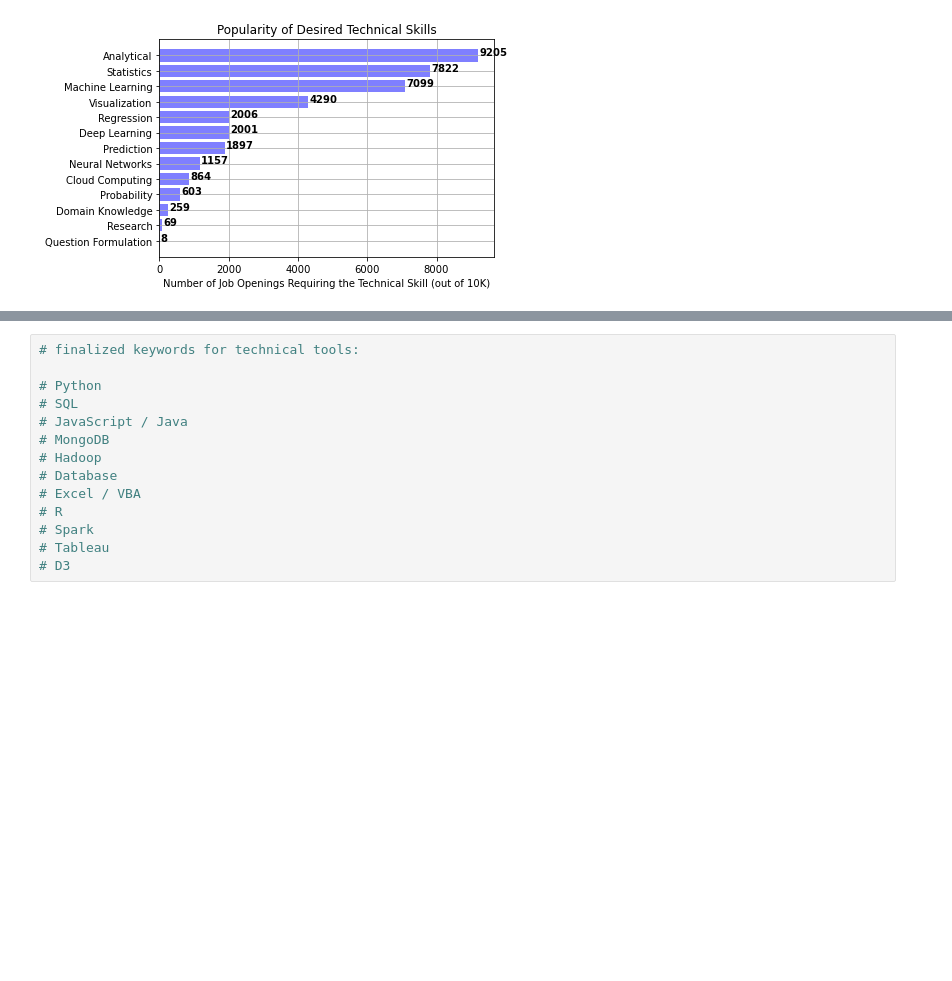
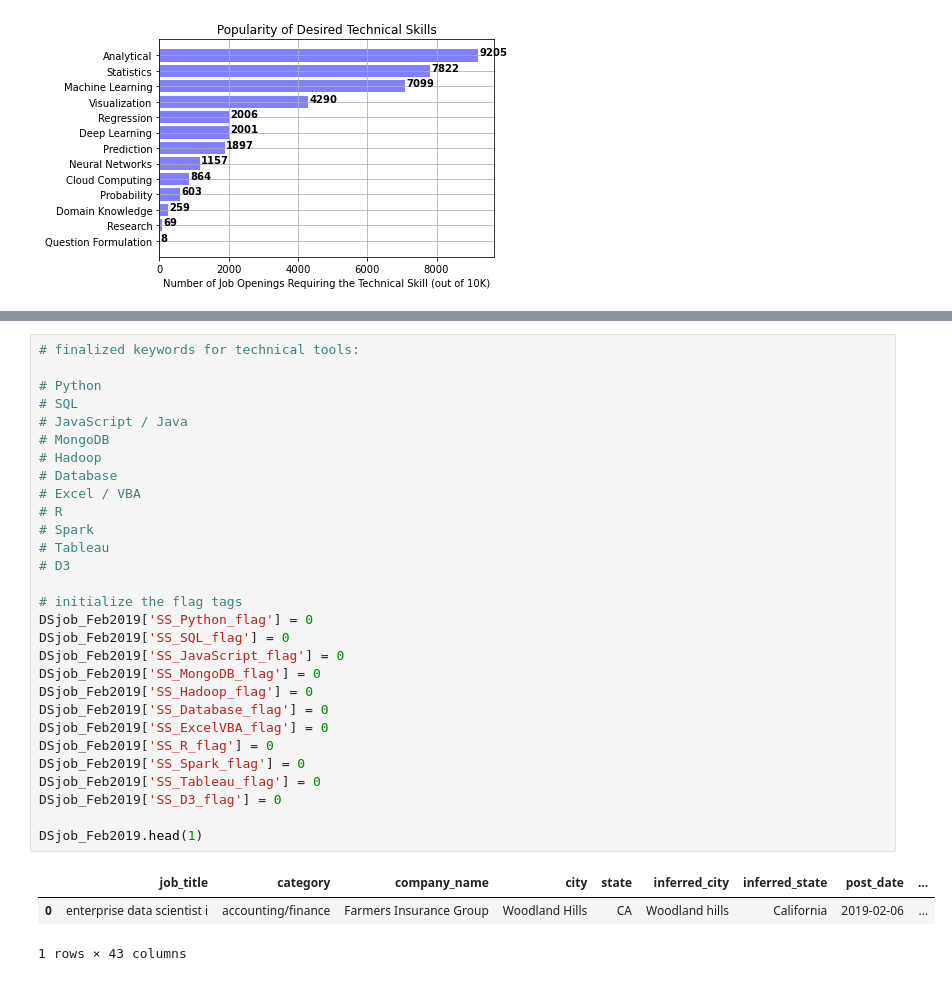
Before and after one commit to amyguanRice/Project1_Team6, a Jupyter notebook: data_processing_10k_Feb2019.ipynb, the cells around one changed output, grey strips where cells are left out. Cells and saved outputs as stored; diff of their text form; blank space fills up the shorter version.

```diff
--- a/data_processing_10k_Feb2019.ipynb
+++ b/data_processing_10k_Feb2019.ipynb
@@ -675,14 +739,33 @@ plt.show()
 # %%
 # finalized keywords for technical tools:
 
 # Python
 # SQL
 # JavaScript / Java
 # MongoDB
 # Hadoop
 # Database
 # Excel / VBA
 # R
 # Spark
 # Tableau
 # D3
+
+# initialize the flag tags
+DSjob_Feb2019['SS_Python_flag'] = 0
+DSjob_Feb2019['SS_SQL_flag'] = 0
+DSjob_Feb2019['SS_JavaScript_flag'] = 0
+DSjob_Feb2019['SS_MongoDB_flag'] = 0
+DSjob_Feb2019['SS_Hadoop_flag'] = 0
+DSjob_Feb2019['SS_Database_flag'] = 0
+DSjob_Feb2019['SS_ExcelVBA_flag'] = 0
+DSjob_Feb2019['SS_R_flag'] = 0
+DSjob_Feb2019['SS_Spark_flag'] = 0
+DSjob_Feb2019['SS_Tableau_flag'] = 0
+DSjob_Feb2019['SS_D3_flag'] = 0
+
+DSjob_Feb2019.head(1)
+# %% [output]
+|  | job_title | category | company_name | city | state | inferred_city | inferred_state | post_date | ... |
+| 0 | enterprise data scientist i | accounting/finance | Farmers Insurance Group | Woodland Hills | CA | Woodland hills | California | 2019-02-06 | ... |
+1 rows × 43 columns
```
Also changed, not shown: parts of 7 cells of this notebook, 5 other files.
